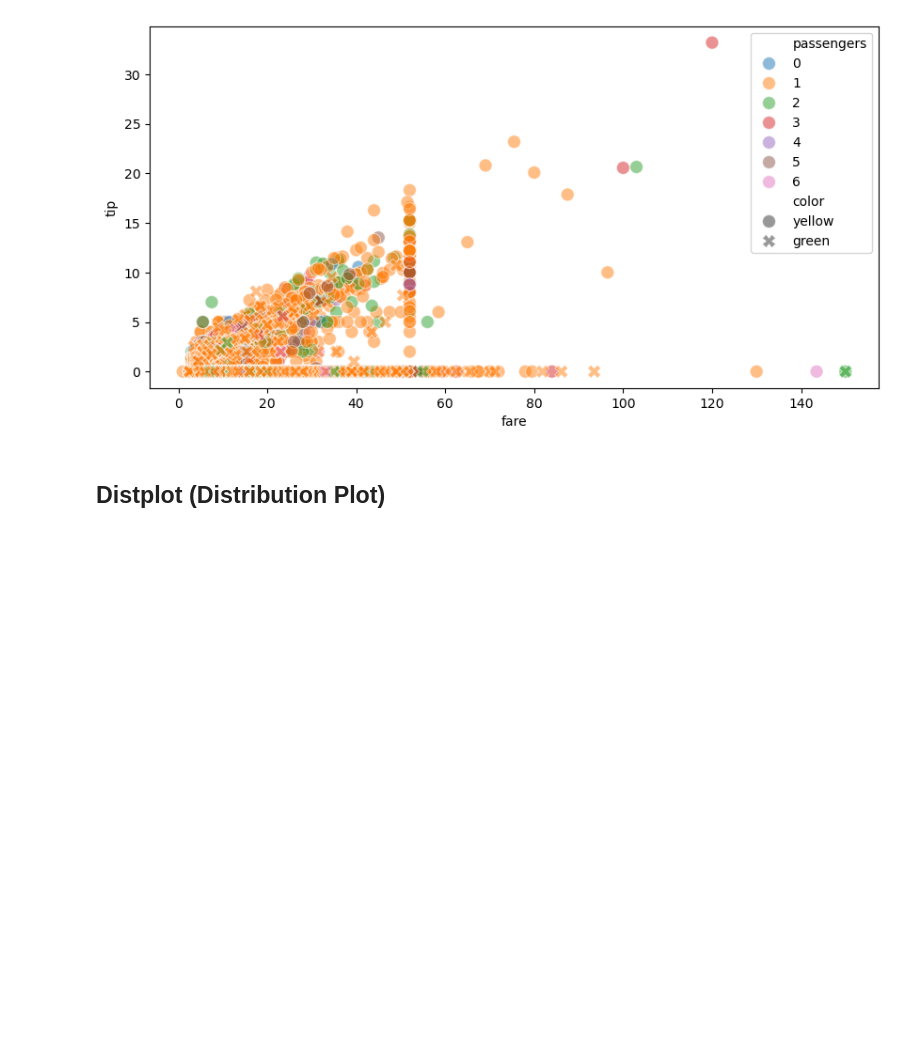
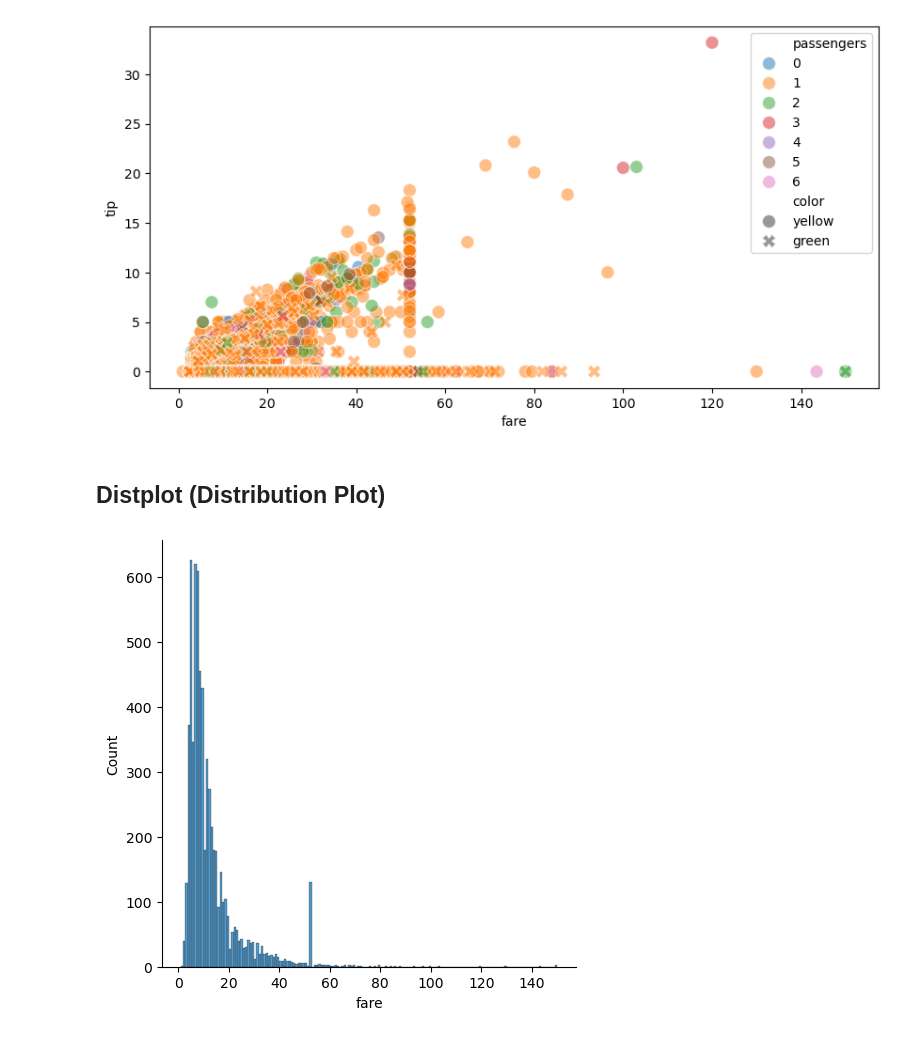
Before and after one commit to mustafacelik-86/expert-octo-journey, a Jupyter notebook: Seaborn Classes.ipynb, the cells around one changed output. Cells and saved outputs as stored; diff of their text form; code cells hidden in the pictures; blank space fills up the shorter version.

```diff
--- a/Seaborn Classes.ipynb
+++ b/Seaborn Classes.ipynb
@@ -192,3 +192,8 @@ plt.show()
 [figure]
 # %% [markdown]
 ## Distplot (Distribution Plot)
+# %%
+sns.displot(data = taxis, x = "fare")
+plt.show()
+# %% [output]
+[figure, added]
```
Also changed, not shown: parts of 62 cells of this notebook.
